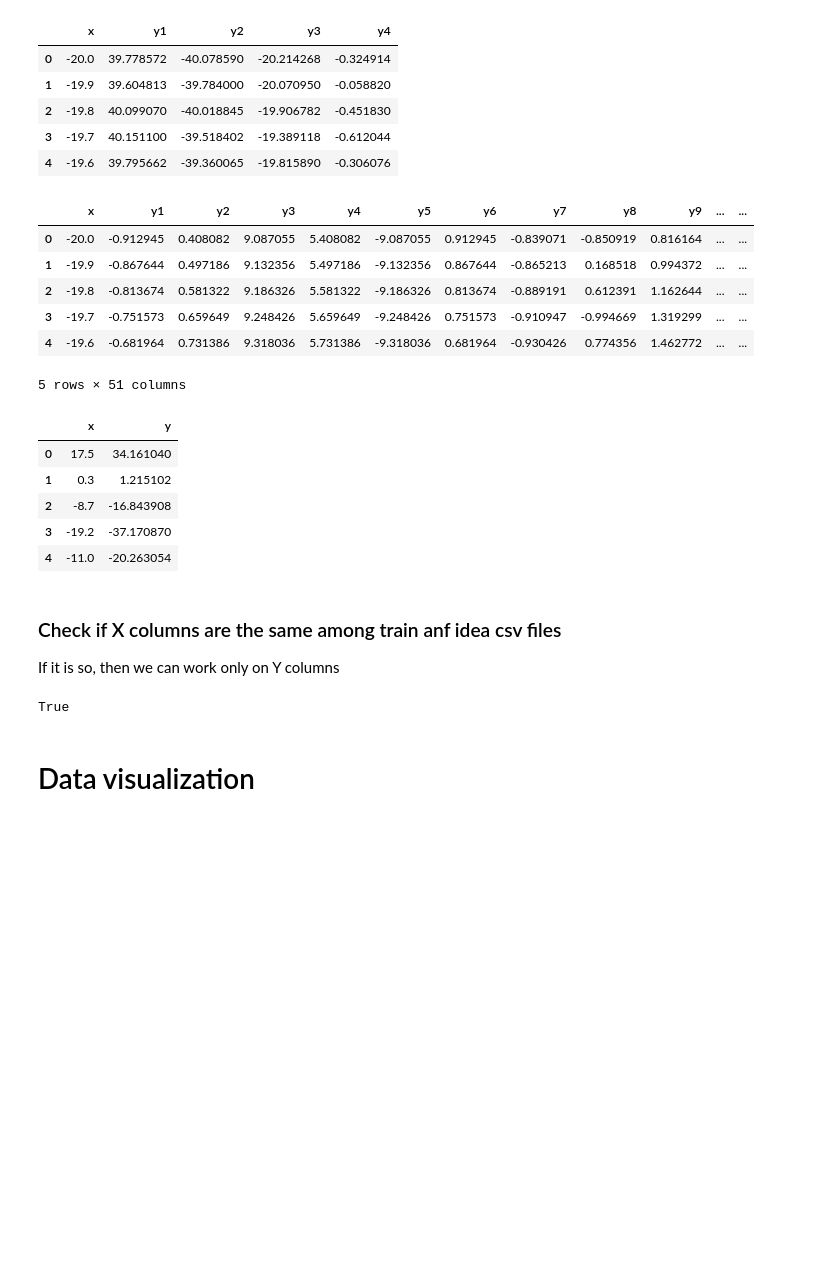
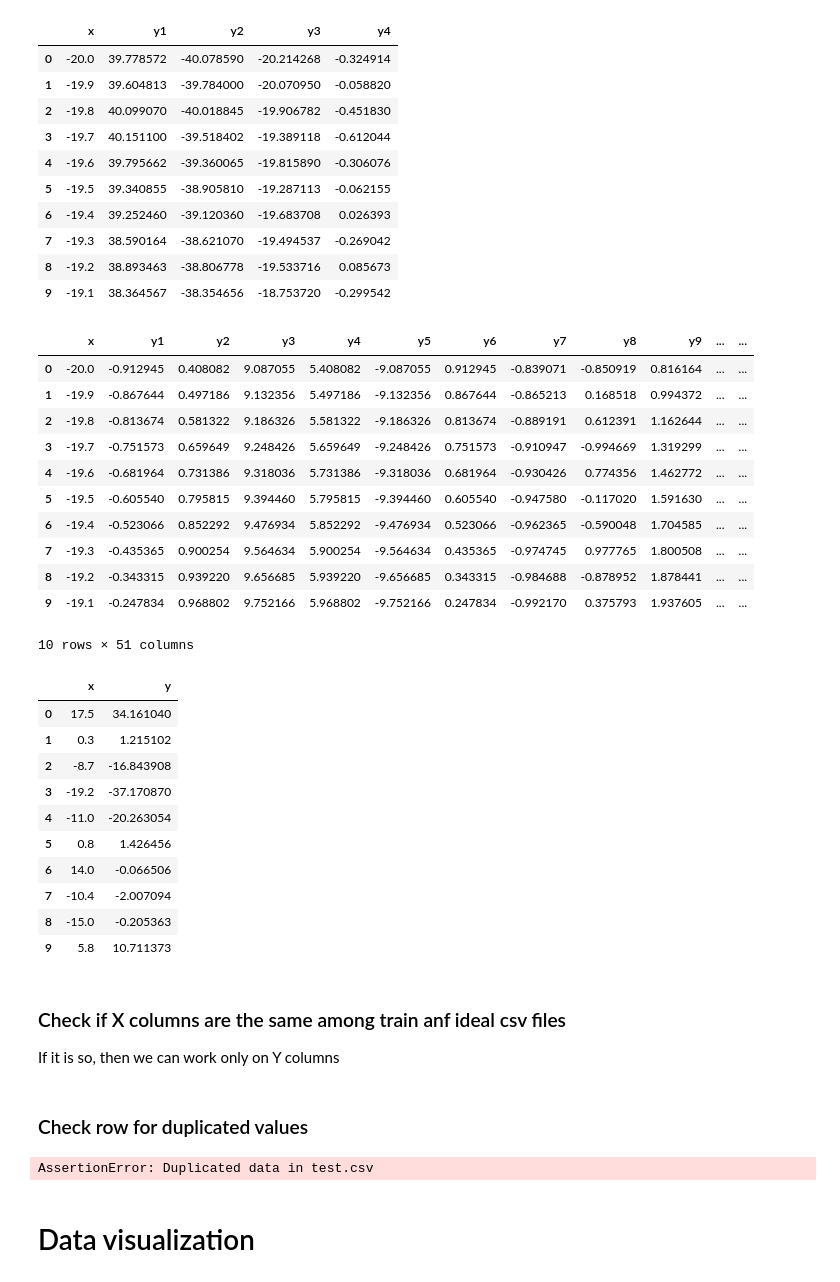
Before and after one commit to sukhitashvili/python_project, a Jupyter notebook: homework.ipynb, the cells around one changed output. Saved outputs shown, nothing was run; the diff lists cells and outputs as text; code cells hidden in the pictures; blank space fills up the shorter version.

```diff
--- a/homework.ipynb
+++ b/homework.ipynb
@@ -8,7 +11,7 @@ train_csv = pd.read_csv('datasets/train.csv')
 ideal_csv = pd.read_csv('datasets/ideal.csv')
 test_csv = pd.read_csv('datasets/test.csv')
 # %%
-train_csv.head(5)
+train_csv.head(10)
 # %% [output]
 |  | x | y1 | y2 | y3 | y4 |
 | 0 | -20.0 | 39.778572 | -40.078590 | -20.214268 | -0.324914 |
@@ -16,18 +19,28 @@ train_csv.head(5)
 | 2 | -19.8 | 40.099070 | -40.018845 | -19.906782 | -0.451830 |
 | 3 | -19.7 | 40.151100 | -39.518402 | -19.389118 | -0.612044 |
 | 4 | -19.6 | 39.795662 | -39.360065 | -19.815890 | -0.306076 |
+| 5 | -19.5 | 39.340855 | -38.905810 | -19.287113 | -0.062155 |
+| 6 | -19.4 | 39.252460 | -39.120360 | -19.683708 | 0.026393 |
+| 7 | -19.3 | 38.590164 | -38.621070 | -19.494537 | -0.269042 |
+| 8 | -19.2 | 38.893463 | -38.806778 | -19.533716 | 0.085673 |
+| 9 | -19.1 | 38.364567 | -38.354656 | -18.753720 | -0.299542 |
 # %%
-ideal_csv.head(5)
+ideal_csv.head(10)
 # %% [output]
 |  | x | y1 | y2 | y3 | y4 | y5 | y6 | y7 | y8 | y9 | ... | ... |
 | 0 | -20.0 | -0.912945 | 0.408082 | 9.087055 | 5.408082 | -9.087055 | 0.912945 | -0.839071 | -0.850919 | 0.816164 | ... | ... |
 | 1 | -19.9 | -0.867644 | 0.497186 | 9.132356 | 5.497186 | -9.132356 | 0.867644 | -0.865213 | 0.168518 | 0.994372 | ... | ... |
 | 2 | -19.8 | -0.813674 | 0.581322 | 9.186326 | 5.581322 | -9.186326 | 0.813674 | -0.889191 | 0.612391 | 1.162644 | ... | ... |
 | 3 | -19.7 | -0.751573 | 0.659649 | 9.248426 | 5.659649 | -9.248426 | 0.751573 | -0.910947 | -0.994669 | 1.319299 | ... | ... |
 | 4 | -19.6 | -0.681964 | 0.731386 | 9.318036 | 5.731386 | -9.318036 | 0.681964 | -0.930426 | 0.774356 | 1.462772 | ... | ... |
+| 5 | -19.5 | -0.605540 | 0.795815 | 9.394460 | 5.795815 | -9.394460 | 0.605540 | -0.947580 | -0.117020 | 1.591630 | ... | ... |
+| 6 | -19.4 | -0.523066 | 0.852292 | 9.476934 | 5.852292 | -9.476934 | 0.523066 | -0.962365 | -0.590048 | 1.704585 | ... | ... |
+| 7 | -19.3 | -0.435365 | 0.900254 | 9.564634 | 5.900254 | -9.564634 | 0.435365 | -0.974745 | 0.977765 | 1.800508 | ... | ... |
+| 8 | -19.2 | -0.343315 | 0.939220 | 9.656685 | 5.939220 | -9.656685 | 0.343315 | -0.984688 | -0.878952 | 1.878441 | ... | ... |
+| 9 | -19.1 | -0.247834 | 0.968802 | 9.752166 | 5.968802 | -9.752166 | 0.247834 | -0.992170 | 0.375793 | 1.937605 | ... | ... |
-5 rows × 51 columns
+10 rows × 51 columns
 # %%
-test_csv.head(5)
+test_csv.head(10)
 # %% [output]
 |  | x | y |
 | 0 | 17.5 | 34.161040 |
@@ -35,13 +48,24 @@ test_csv.head(5)
 | 2 | -8.7 | -16.843908 |
 | 3 | -19.2 | -37.170870 |
 | 4 | -11.0 | -20.263054 |
+| 5 | 0.8 | 1.426456 |
+| 6 | 14.0 | -0.066506 |
+| 7 | -10.4 | -2.007094 |
+| 8 | -15.0 | -0.205363 |
+| 9 | 5.8 | 10.711373 |
 # %% [markdown]
-### Check if X columns are the same among train anf idea csv files
+### Check if X columns are the same among train anf ideal csv files
 If it is so, then we can work only on Y columns
 # %%
-sum((train_csv['x'] - ideal_csv['x']) **2) == 0
+assert sum((train_csv['x'] - ideal_csv['x']) ** 2) == 0, "X values are different!"
-# %% [output]
-True
+# %% [markdown]
+### Check row for duplicated values
+# %%
+assert train_csv.duplicated(subset='x').sum() == 0, "Duplicated data in train.csv"
+assert ideal_csv.duplicated(subset='x').sum() == 0, "Duplicated data in ideals.csv"
+assert test_csv.duplicated(subset='x').sum() == 0, "Duplicated data in test.csv"
+# %% [output]
+AssertionError: Duplicated data in test.csv
 # %% [markdown]
 # Data visualization
 # %%
```
Also changed, not shown: parts of 32 cells of this notebook.
